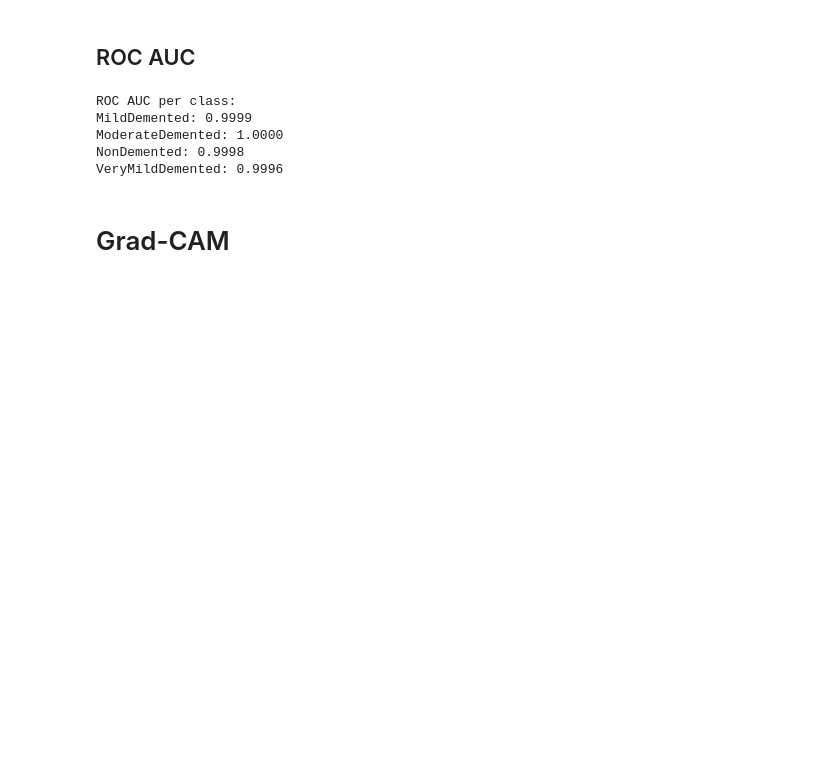
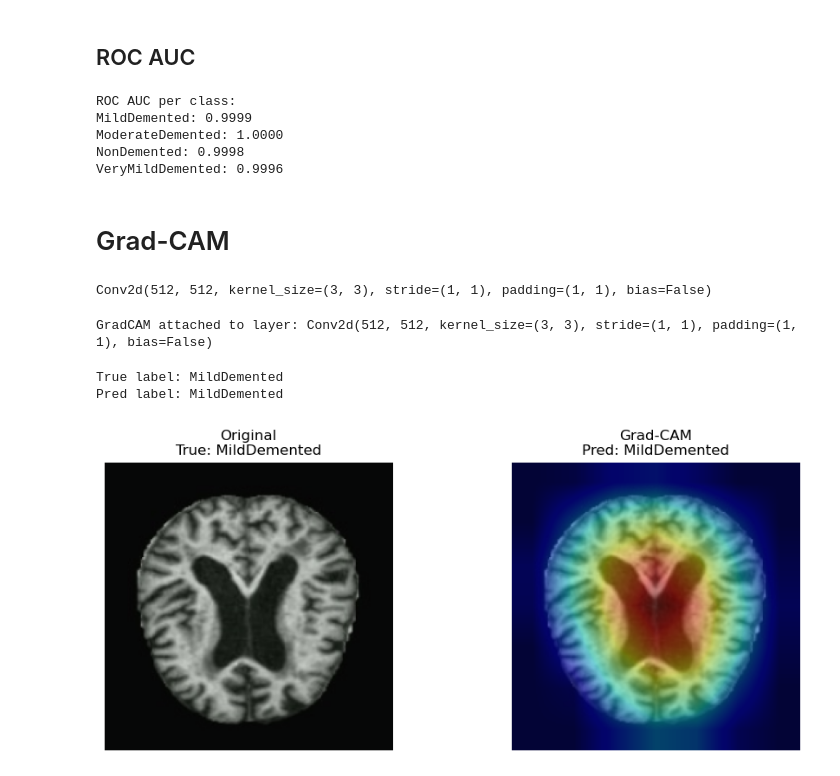
Before and after one commit to steve-w-chan/Alzheimer-MRI-Classification, a Jupyter notebook: Alzheimer_MRI_Classification.ipynb, the cells around one changed output. Drawn from its saved outputs; the diff is of its cells as text; code cells hidden in the pictures; blank space fills up the shorter version.

```diff
--- a/Alzheimer_MRI_Classification.ipynb
+++ b/Alzheimer_MRI_Classification.ipynb
@@ -515,0 +571,58 @@ VeryMildDemented: 0.9996
+# %%
+model.layer4[-1].conv2
+# %% [output]
+Conv2d(512, 512, kernel_size=(3, 3), stride=(1, 1), padding=(1, 1), bias=False)
+# %%
+target_layer = best_model.layer4[-1].conv2
+gradcam = GradCAM(best_model, target_layer)
+
+print("GradCAM attached to layer:", target_layer)
+# %% [output]
+GradCAM attached to layer: Conv2d(512, 512, kernel_size=(3, 3), stride=(1, 1), padding=(1, 1), bias=False)
+# %%
+def denormalize(img_tensor):
+    img = img_tensor.clone().cpu().numpy().transpose(1,2,0)
+    img = img * np.array(imagenet_std) + np.array(imagenet_mean)
+    img = np.clip(img, 0, 1)
+    return img
+
+def show_gradcam_on_image(img_tensor, cam, pred_name, true_name):
+    img = denormalize(img_tensor)
+    cam = cam.numpy()
+
+    plt.figure(figsize=(10,4))
+
+    plt.subplot(1,2,1)
+    plt.imshow(img)
+    plt.title(f"Original\nTrue: {true_name}")
+    plt.axis("off")
+
+    plt.subplot(1,2,2)
+    plt.imshow(img)
+    plt.imshow(cam, cmap="jet", alpha=0.4)
+    plt.title(f"Grad-CAM\nPred: {pred_name}")
+    plt.axis("off")
+
+    plt.tight_layout()
+    plt.show()
+# %%
+images, labels = next(iter(test_loader))
+idx = 0
+
+img = images[idx]
+label = labels[idx].item()
+input_tensor = img.unsqueeze(0).to(DEVICE)
+
+cam, target_class = gradcam.generate(input_tensor)
+
+true_name = class_names[label]
+pred_name = class_names[target_class]
+
+print("True label:", true_name)
+print("Pred label:", pred_name)
+
+show_gradcam_on_image(img, cam, pred_name, true_name)
+# %% [output]
+True label: MildDemented
+Pred label: MildDemented
+[figure, added]
```
Also changed, not shown: parts of 3 cells of this notebook.
